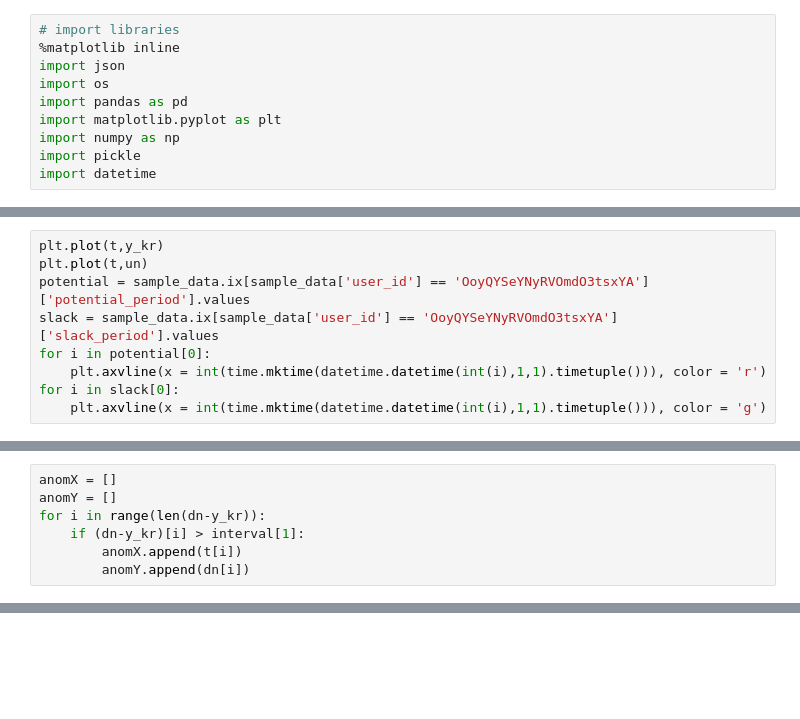
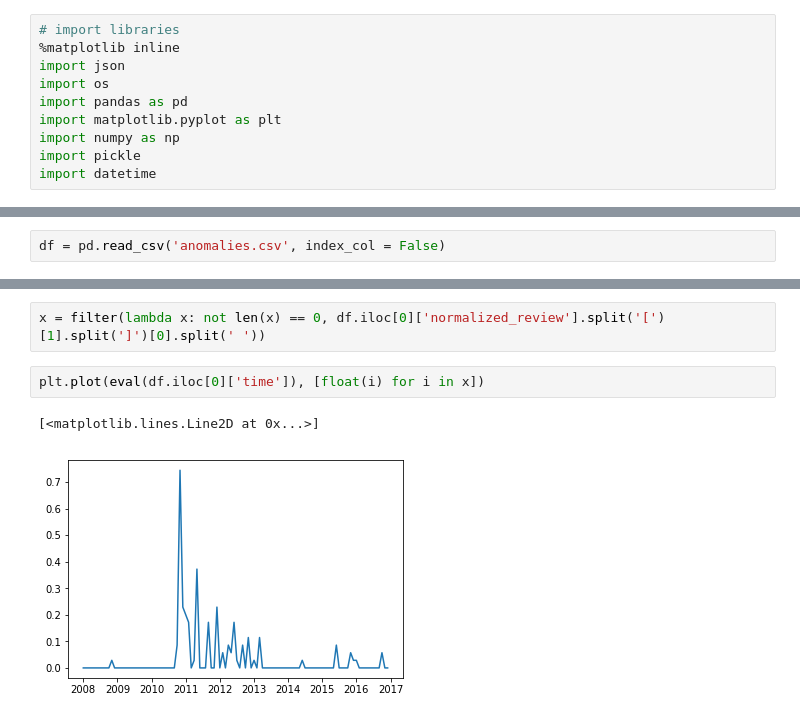
Before and after one commit to CornellDataScience/Yelp, a Jupyter notebook: salt-baes/Kenta/Dynamic_Time_Warping.ipynb, the cells around one changed output, grey strips where cells are left out. Cells and saved outputs as stored; diff of their text form; blank space fills up the shorter version.

```diff
--- a/salt-baes/Kenta/Dynamic_Time_Warping.ipynb
+++ b/salt-baes/Kenta/Dynamic_Time_Warping.ipynb
@@ -549,9 +10,0 @@ y_kr = kr.fit(np.asarray(t).reshape(-1,1), un).predict(np.asarray(t).reshape(-1,
-# %%
-plt.plot(t,y_kr)
-plt.plot(t,un)
-potential = sample_data.ix[sample_data['user_id'] == 'OoyQYSeYNyRVOmdO3tsxYA']['potential_period'].values
-slack = sample_data.ix[sample_data['user_id'] == 'OoyQYSeYNyRVOmdO3tsxYA']['slack_period'].values
-for i in potential[0]:
-    plt.axvline(x = int(time.mktime(datetime.datetime(int(i),1,1).timetuple())), color = 'r')
-for i in slack[0]:
-    plt.axvline(x = int(time.mktime(datetime.datetime(int(i),1,1).timetuple())), color = 'g')
@@ -567,7 +10,0 @@ interval
-# %%
-anomX = []
-anomY = []
-for i in range(len(dn-y_kr)):
-    if (dn-y_kr)[i] > interval[1]:
-        anomX.append(t[i])
-        anomY.append(dn[i])
@@ -643,0 +11,2 @@ anomalieDetection(names[120])
+# %%
+df = pd.read_csv('anomalies.csv', index_col = False)
@@ -643,0 +20,7 @@ anomalieDetection(names[120])
+# %%
+x = filter(lambda x: not len(x) == 0, df.iloc[0]['normalized_review'].split('[')[1].split(']')[0].split(' '))
+# %%
+plt.plot(eval(df.iloc[0]['time']), [float(i) for i in x])
+# %% [output]
+[<matplotlib.lines.Line2D at 0x...>]
+[figure, added]
```
Also changed, not shown: parts of 116 cells of this notebook.
